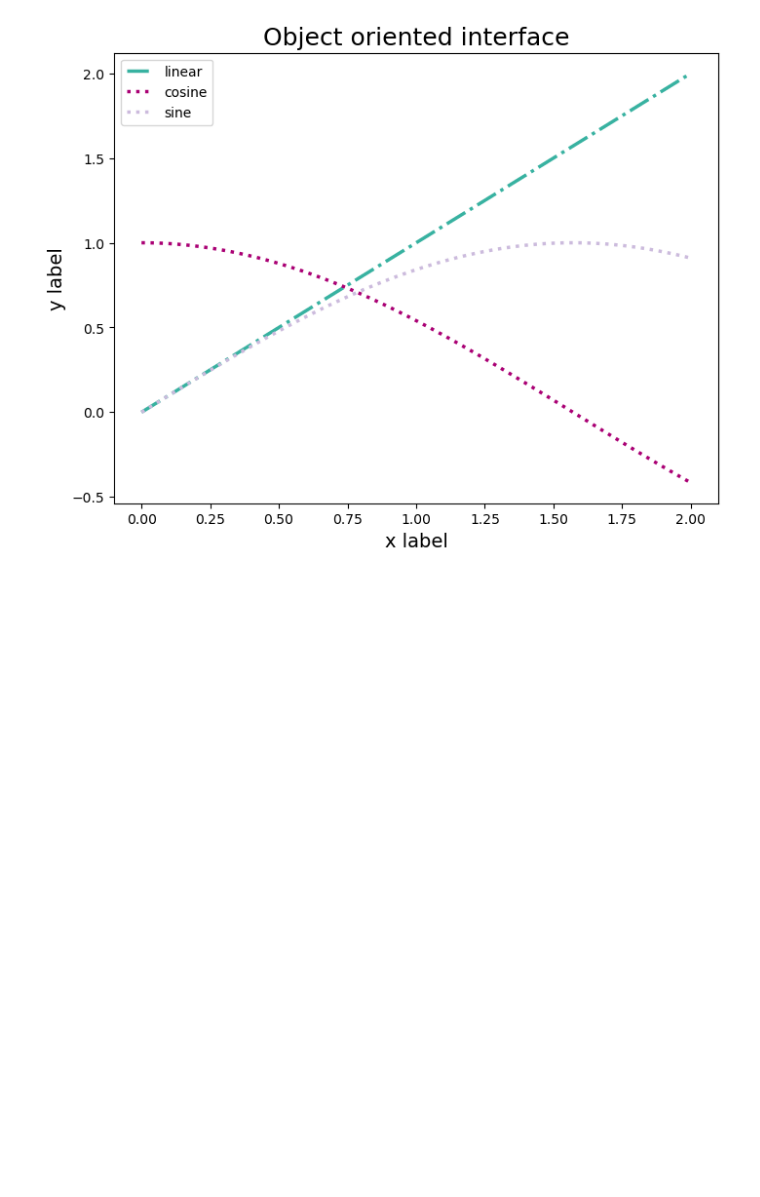
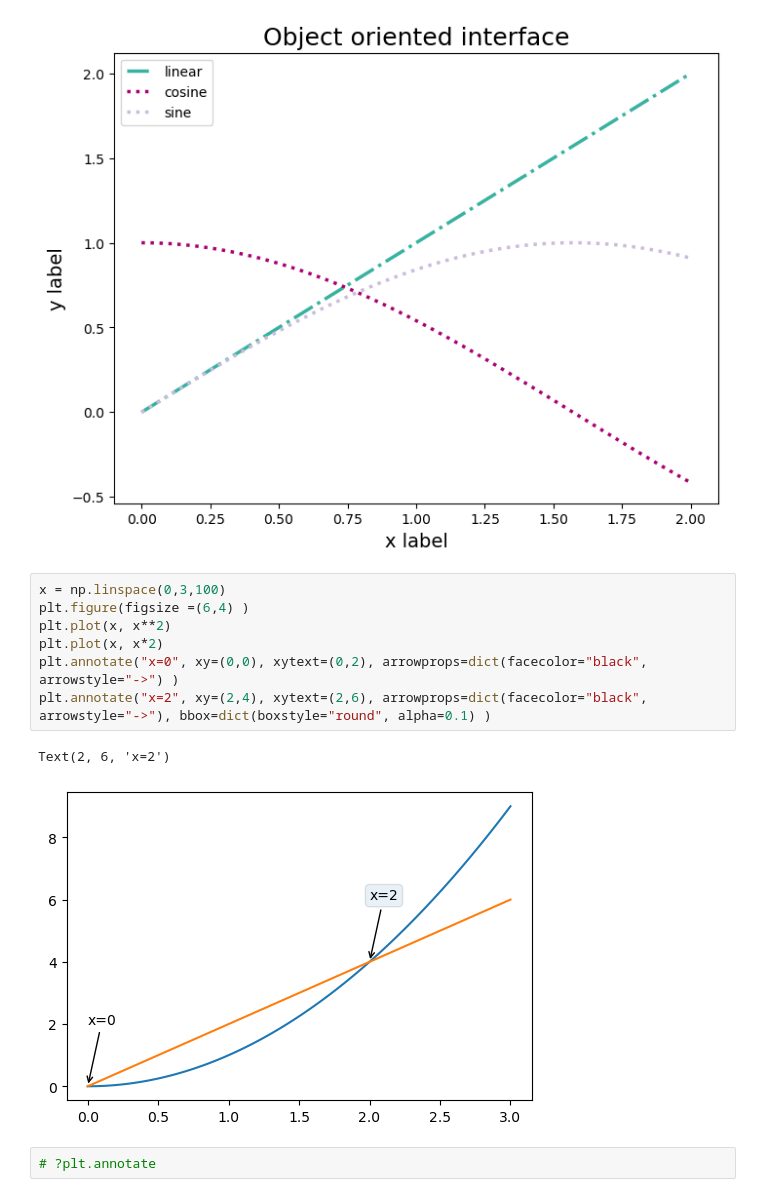
Before and after one commit to Michal-Radomski/Python-Data-Visualization, a Jupyter notebook: 01 Data Visualization/01_Matplotlib/example_1.ipynb, the cells around one changed output. Cells and saved outputs as stored; diff of their text form; blank space fills up the shorter version.

Commit message:
Data Visualization in Python course - commit 04

```diff
--- a/01 Data Visualization/01_Matplotlib/example_1.ipynb
+++ b/01 Data Visualization/01_Matplotlib/example_1.ipynb
@@ -61,3 +64,15 @@ ax.legend(loc="upper left")
 # %% [output]
 <matplotlib.legend.Legend at 0x...>
 [figure]
+# %%
+x = np.linspace(0,3,100)
+plt.figure(figsize =(6,4) )
+plt.plot(x, x**2)
+plt.plot(x, x*2)
+plt.annotate("x=0", xy=(0,0), xytext=(0,2), arrowprops=dict(facecolor="black", arrowstyle="->") )
+plt.annotate("x=2", xy=(2,4), xytext=(2,6), arrowprops=dict(facecolor="black", arrowstyle="->"), bbox=dict(boxstyle="round", alpha=0.1) )
+# %% [output]
+Text(2, 6, 'x=2')
+[figure, added]
+# %%
+# ?plt.annotate
```
Also changed, not shown: parts of 3 cells of this notebook.
